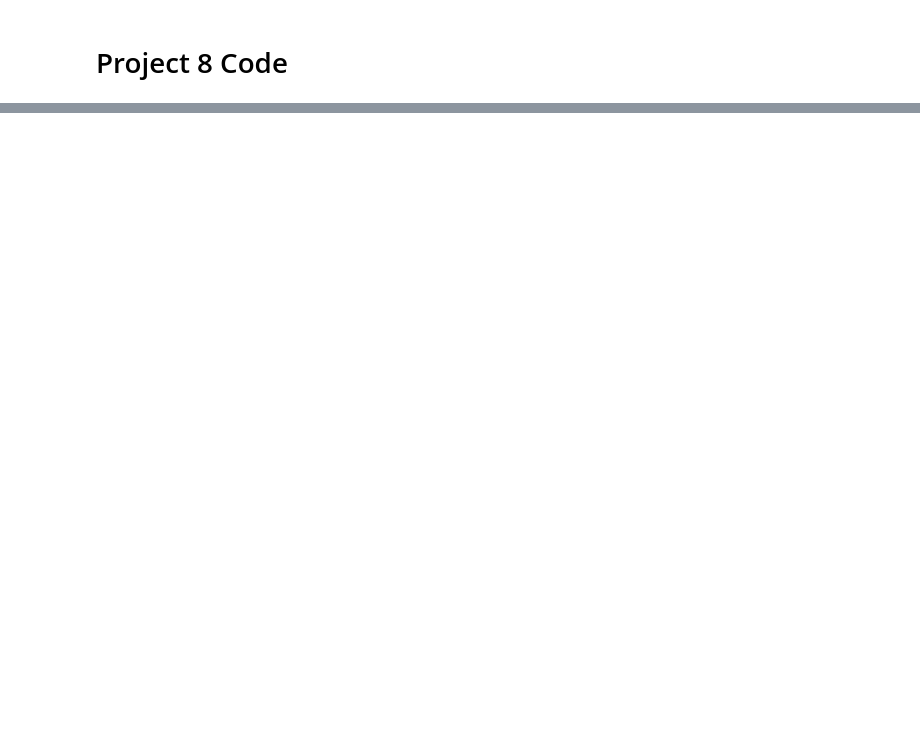
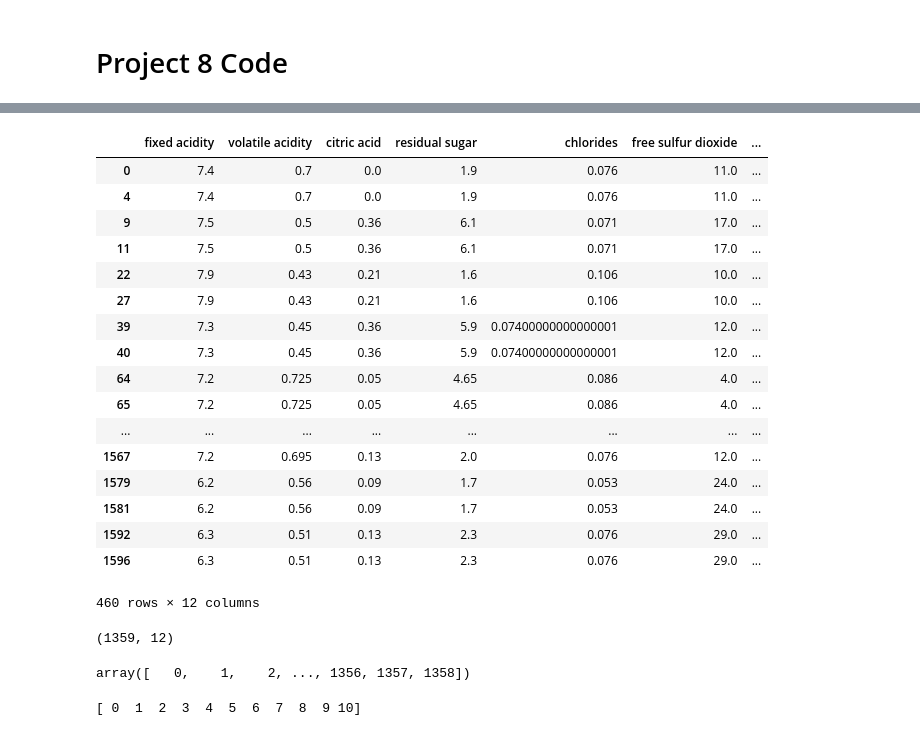
Before and after one commit to SupChanda/Wine-Type-Prediction-Using-Decision-Trees, a Jupyter notebook: Project8.ipynb, the cells around one changed output, grey strips where cells are left out. Cells and saved outputs as stored; diff of their text form; code cells hidden in the pictures; blank space fills up the shorter version.

```diff
--- a/Project8.ipynb
+++ b/Project8.ipynb
@@ -298,0 +304,4 @@ Maximum iterations: 10000
+# %%
+#df=pd.read_csv('https://github.com/SupChanda/Wine-Type-Prediction-Using-Decision-Trees/blob/master/winequality-red.csv')
+df=pd.read_csv('data/winequality-red.csv')
+df.head()
@@ -298,0 +315,2 @@ Maximum iterations: 10000
+# %%
+df = df.applymap(lambda x : str(x).replace('$',''))
@@ -298,0 +362,21 @@ Maximum iterations: 10000
+# %%
+df[df.duplicated(keep=False)]
+# %% [output]
+|  | fixed acidity | volatile acidity | citric acid | residual sugar | chlorides | free sulfur dioxide | ... |
+| 0 | 7.4 | 0.7 | 0.0 | 1.9 | 0.076 | 11.0 | ... |
+| 4 | 7.4 | 0.7 | 0.0 | 1.9 | 0.076 | 11.0 | ... |
+| 9 | 7.5 | 0.5 | 0.36 | 6.1 | 0.071 | 17.0 | ... |
+| 11 | 7.5 | 0.5 | 0.36 | 6.1 | 0.071 | 17.0 | ... |
+| 22 | 7.9 | 0.43 | 0.21 | 1.6 | 0.106 | 10.0 | ... |
+| 27 | 7.9 | 0.43 | 0.21 | 1.6 | 0.106 | 10.0 | ... |
+| 39 | 7.3 | 0.45 | 0.36 | 5.9 | 0.07400000000000001 | 12.0 | ... |
+| 40 | 7.3 | 0.45 | 0.36 | 5.9 | 0.07400000000000001 | 12.0 | ... |
+| 64 | 7.2 | 0.725 | 0.05 | 4.65 | 0.086 | 4.0 | ... |
+| 65 | 7.2 | 0.725 | 0.05 | 4.65 | 0.086 | 4.0 | ... |
+| ... | ... | ... | ... | ... | ... | ... | ... |
+| 1567 | 7.2 | 0.695 | 0.13 | 2.0 | 0.076 | 12.0 | ... |
+| 1579 | 6.2 | 0.56 | 0.09 | 1.7 | 0.053 | 24.0 | ... |
+| 1581 | 6.2 | 0.56 | 0.09 | 1.7 | 0.053 | 24.0 | ... |
+| 1592 | 6.3 | 0.51 | 0.13 | 2.3 | 0.076 | 29.0 | ... |
+| 1596 | 6.3 | 0.51 | 0.13 | 2.3 | 0.076 | 29.0 | ... |
+460 rows × 12 columns
@@ -298,0 +385,4 @@ Maximum iterations: 10000
+# %%
+df.shape
+# %% [output]
+(1359, 12)
@@ -298,0 +391,14 @@ Maximum iterations: 10000
+# %%
+df.index.values
+# %% [output]
+array([   0,    1,    2, ..., 1356, 1357, 1358])
+# %%
+np.set_printoptions()
+from sklearn.feature_selection import SelectKBest,SelectPercentile,f_classif,chi2
+SKBest = SelectKBest(chi2,k=11).fit(df.iloc[:,:-1],df.iloc[:,-1])
+p_List =pd.Series(SKBest.pvalues_)
+Score_List =pd.Series(SKBest.scores_)
+print(SKBest.get_support(indices=True))
+Selected_features = pd.Series(df.iloc[:,:-1].columns[SKBest.get_support()])
+# %% [output]
+[ 0  1  2  3  4  5  6  7  8  9 10]
```
Also changed, not shown: parts of 64 cells of this notebook.
